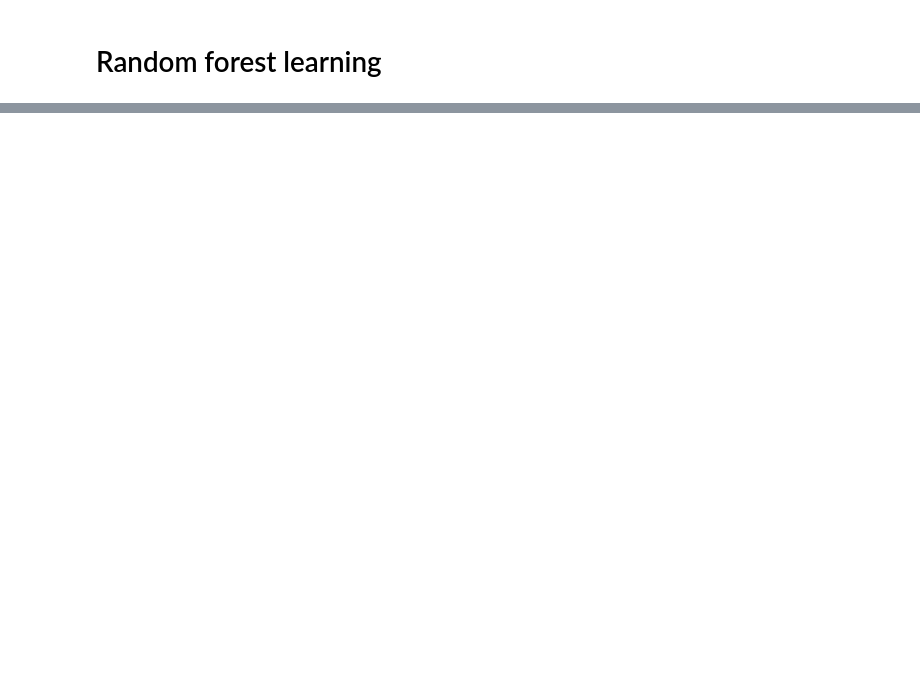
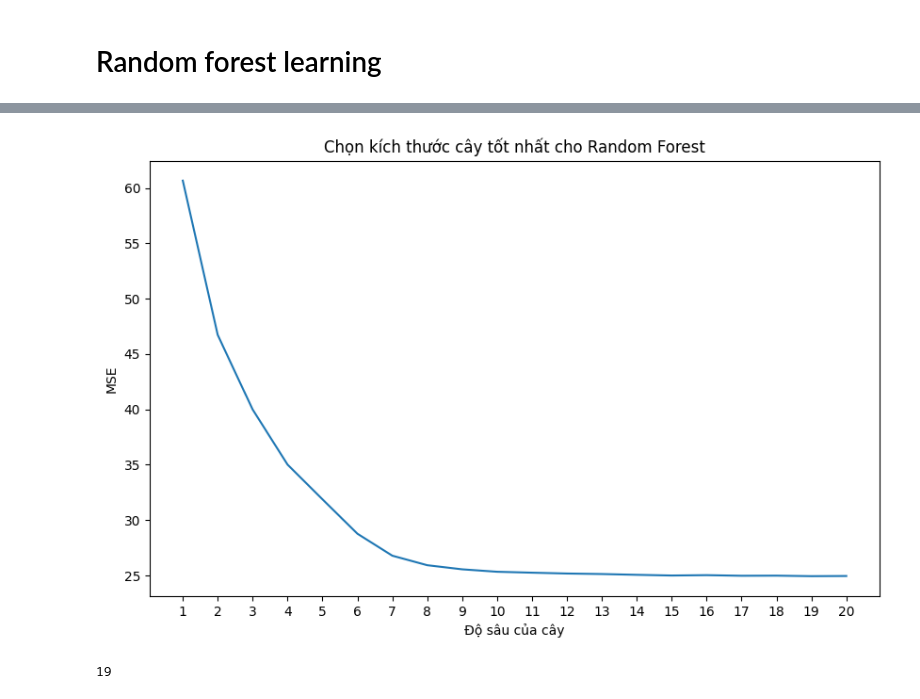
Before and after one commit to hsgsstudent/hanoi_real_estate_prediction, a Jupyter notebook: linear.ipynb, the cells around one changed output, grey strips where cells are left out. Drawn from its saved outputs; the diff is of its cells as text; code cells hidden in the pictures; blank space fills up the shorter version.

```diff
--- a/linear.ipynb
+++ b/linear.ipynb
@@ -695,2 +503,24 @@ plt.show()
+# %%
+# select best k for l1 and l2 distances
+k_best_l1 = k_values[np.argmin(l1_errors)]
+k_best_l2 = k_values[np.argmin(l2_errors)]
+
+knn_l1_model = KNeighborsRegressor(n_neighbors=k_best_l1, p=1)
+knn_l1_model.fit(X_train, y_train)
+y_test_pred = knn_l1_model.predict(X_test)
+knn_l1_submit = pd.DataFrame({
+  'Id': df_test.index,
+  'TARGET': y_test_pred
+})
+knn_l1_submit.to_csv('results/knn_model_l1.csv', index=False)
+
+knn_l2_model = KNeighborsRegressor(n_neighbors=k_best_l2, p=2)
+knn_l2_model.fit(X_train, y_train)
+y_test_pred = knn_l2_model.predict(X_test)
+knn_l2_submit = pd.DataFrame({
+  'Id': df_test.index,
+  'TARGET': y_test_pred
+})
+knn_l2_submit.to_csv('results/knn_model_l2.csv', index=False)
 # %% [markdown]
 # Random forest learning
@@ -696,0 +554,35 @@ plt.show()
+# %%
+n_trees = trees_list[np.argmin(random_forest_validation_errors)]
+tree_depths = np.linspace(1, 20, 20, dtype=int)
+
+errors = []
+
+for d in tree_depths:
+    result = []
+    for r in range(10):
+        rf_model = RandomForestRegressor(n_estimators=n_trees, random_state=r, max_depth=d)
+        rf_model.fit(X_train, y_train)
+        result.append(mean_squared_error(y_val, rf_model.predict(X_val)))
+    errors.append(np.average(result))
+
+plt.figure(figsize=(10, 6))
+plt.plot(tree_depths, errors, label='Validation')
+plt.xticks(tree_depths)
+plt.xlabel('Độ sâu của cây')
+plt.ylabel('MSE')
+plt.title('Chọn kích thước cây tốt nhất cho Random Forest')
+plt.show()
+# %% [output]
+[figure, added]
+# %%
+depth = tree_depths[np.argmin(errors)]
+rf_model = RandomForestRegressor(n_estimators=n_trees, max_depth=depth)
+rf_model.fit(X_train, y_train)
+y_test_pred = rf_model.predict(X_test)
+rf_model_submit = pd.DataFrame({
+  'Id': df_test.index,
+  'Target': y_test_pred
+})
+rf_model_submit.to_csv('results/rf_model.csv', index=False)
+# %% [output]
+19
```
Also changed, not shown: parts of 6 cells of this notebook, 4 other files.
